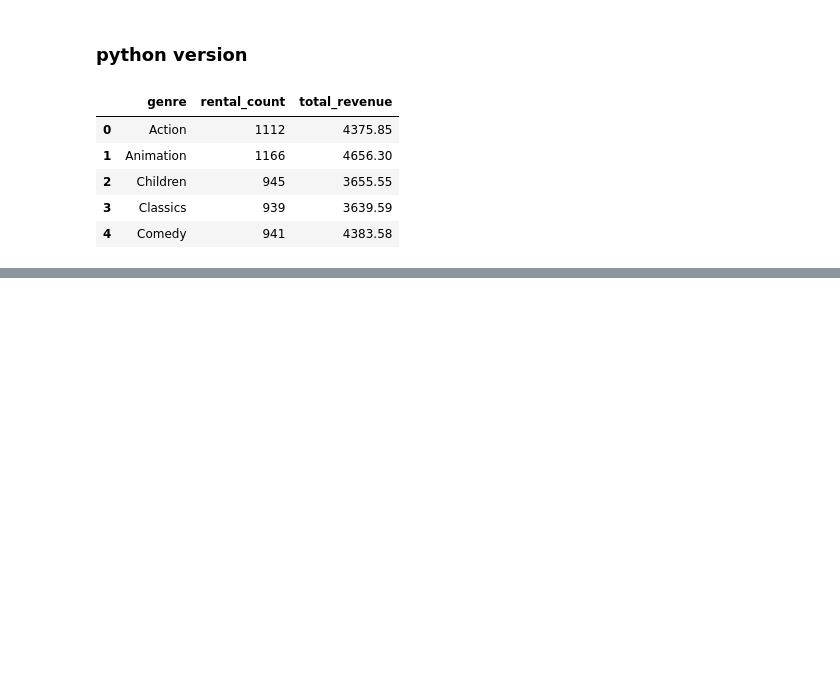
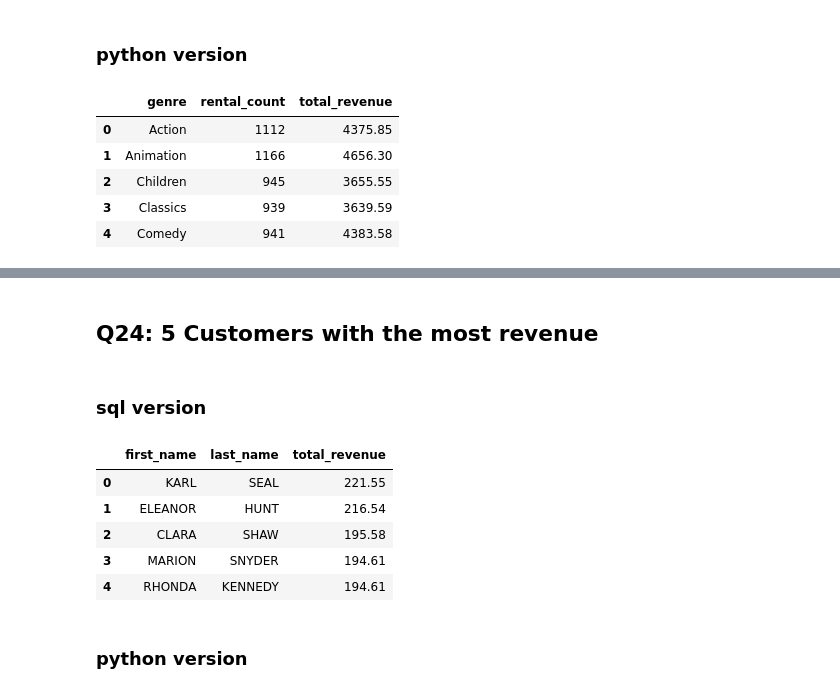
Before and after one commit to cenkerarin/lotus-practice, a Jupyter notebook: practice.ipynb, the cells around one changed output, grey strips where cells are left out. Drawn from its saved outputs; the diff is of its cells as text; code cells hidden in the pictures; blank space fills up the shorter version.

```diff
--- a/practice.ipynb
+++ b/practice.ipynb
@@ -934,0 +1065,25 @@ df.head()
+# %% [markdown]
+## Q24: 5 Customers with the most revenue
+# %% [markdown]
+### sql version
+# %%
+query = """
+SELECT customer.first_name, customer.last_name, SUM(payment.amount) AS total_revenue
+FROM customer
+JOIN rental ON customer.customer_id = rental.customer_id
+JOIN payment ON rental.rental_id = payment.rental_id
+GROUP BY customer.customer_id
+ORDER BY total_revenue DESC
+LIMIT 5;
+"""
+df = pd.read_sql_query(query, conn)
+df.head()
+# %% [output]
+|  | first_name | last_name | total_revenue |
+| 0 | KARL | SEAL | 221.55 |
+| 1 | ELEANOR | HUNT | 216.54 |
+| 2 | CLARA | SHAW | 195.58 |
+| 3 | MARION | SNYDER | 194.61 |
+| 4 | RHONDA | KENNEDY | 194.61 |
+# %% [markdown]
+### python version
```
Also changed, not shown: parts of 23 cells of this notebook.
